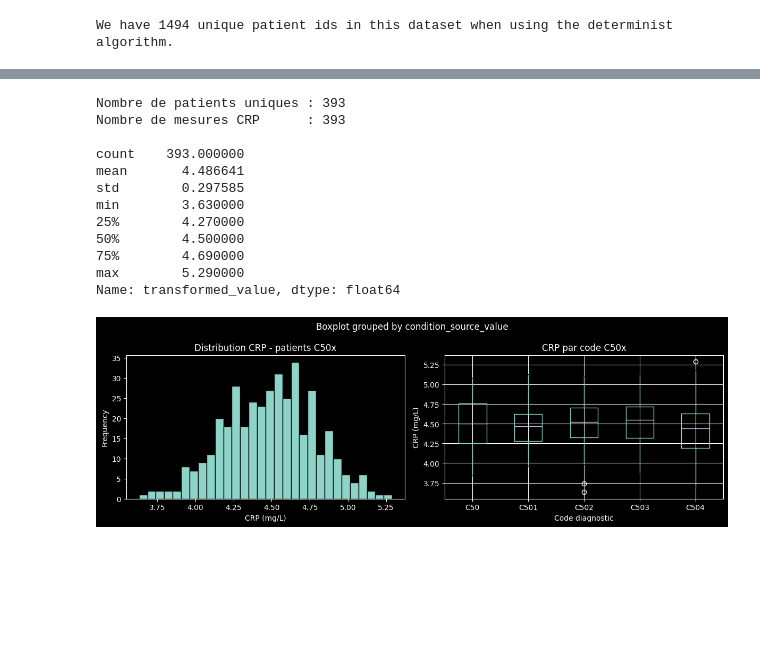
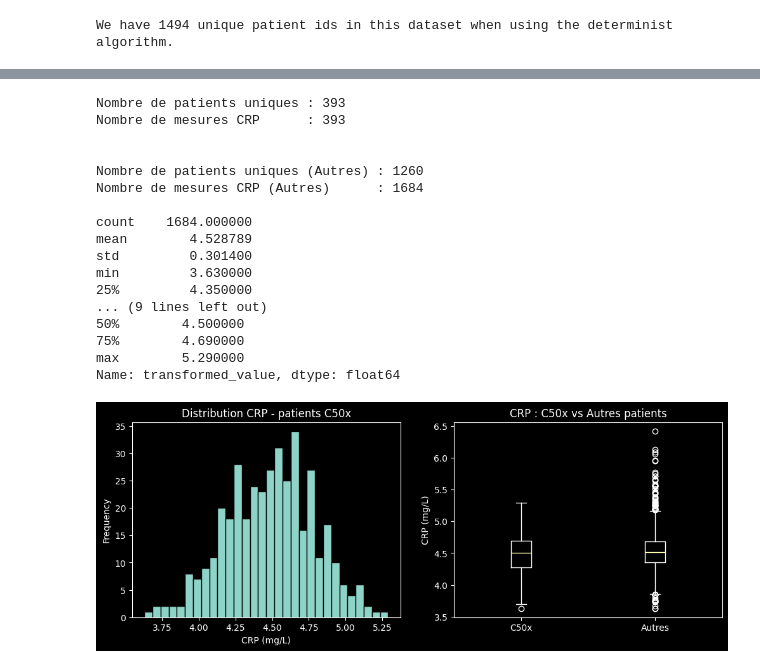
Before and after one commit to Bsbechir/EI-APHP, a Jupyter notebook: final_project_centrale/dedup_det.ipynb, the cells around one changed output, grey strips where cells are left out. Saved outputs shown, nothing was run; the diff lists cells and outputs as text; code cells hidden in the pictures; blank space fills up the shorter version.

Commit message:
analyse sensibilité

```diff
--- a/final_project_centrale/dedup_det.ipynb
+++ b/final_project_centrale/dedup_det.ipynb
@@ -213,17 +213,31 @@ df_crp_c50 = df_analyse[
 print(f"Nombre de patients uniques : {df_crp_c50['person_id'].nunique()}")
 print(f"Nombre de mesures CRP      : {len(df_crp_c50)}\n")
 
+df_crp_autres = df_analyse[
+    (~df_analyse['condition_source_value'].isin(codes_cibles)) &
+    (df_analyse['concept_source_value'] == 'crp')
+]
+
+print(f"\nNombre de patients uniques (Autres) : {df_crp_autres['person_id'].nunique()}")
+print(f"Nombre de mesures CRP (Autres)      : {len(df_crp_autres)}\n")
+print(df_crp_autres['transformed_value'].describe())
+
 stats = df_crp_c50['transformed_value'].describe()
 print(stats)
 # %% [output]
 Nombre de patients uniques : 393
 Nombre de mesures CRP      : 393
 
-count    393.000000
-mean       4.486641
-std        0.297585
-min        3.630000
-25%        4.270000
+
+Nombre de patients uniques (Autres) : 1260
+Nombre de mesures CRP (Autres)      : 1684
+
+count    1684.000000
+mean        4.528789
+std         0.301400
+min         3.630000
+25%         4.350000
+... (9 lines left out)
 50%        4.500000
 75%        4.690000
 max        5.290000
@@ -231,20 +245,23 @@ Name: transformed_value, dtype: float64
 # %%
 
 
 fig, axes = plt.subplots(1, 2, figsize=(12, 4))
 
 # Histogramme
 df_crp_c50['transformed_value'].plot.hist(bins=30, ax=axes[0], edgecolor='black')
 axes[0].set_title('Distribution CRP - patients C50x')
 axes[0].set_xlabel('CRP (mg/L)')
 
-# Boxplot par code diagnostic
-df_crp_c50.boxplot(column='transformed_value', by='condition_source_value', ax=axes[1])
-axes[1].set_title('CRP par code C50x')
-axes[1].set_xlabel('Code diagnostic')
-axes[1].set_ylabel('CRP (mg/L)')
 
-plt.tight_layout()
+
+
+
+plt.boxplot(
+    [df_crp_c50['transformed_value'], df_crp_autres['transformed_value']],
+    labels=['C50x', 'Autres']
+)
+plt.ylabel('CRP (mg/L)')
+plt.title('CRP : C50x vs Autres patients')
 plt.show()
 # %% [output]
-[figure, old version]
+[figure, new version]
```
Also changed, not shown: parts of 4 cells of this notebook, 1 other file.
